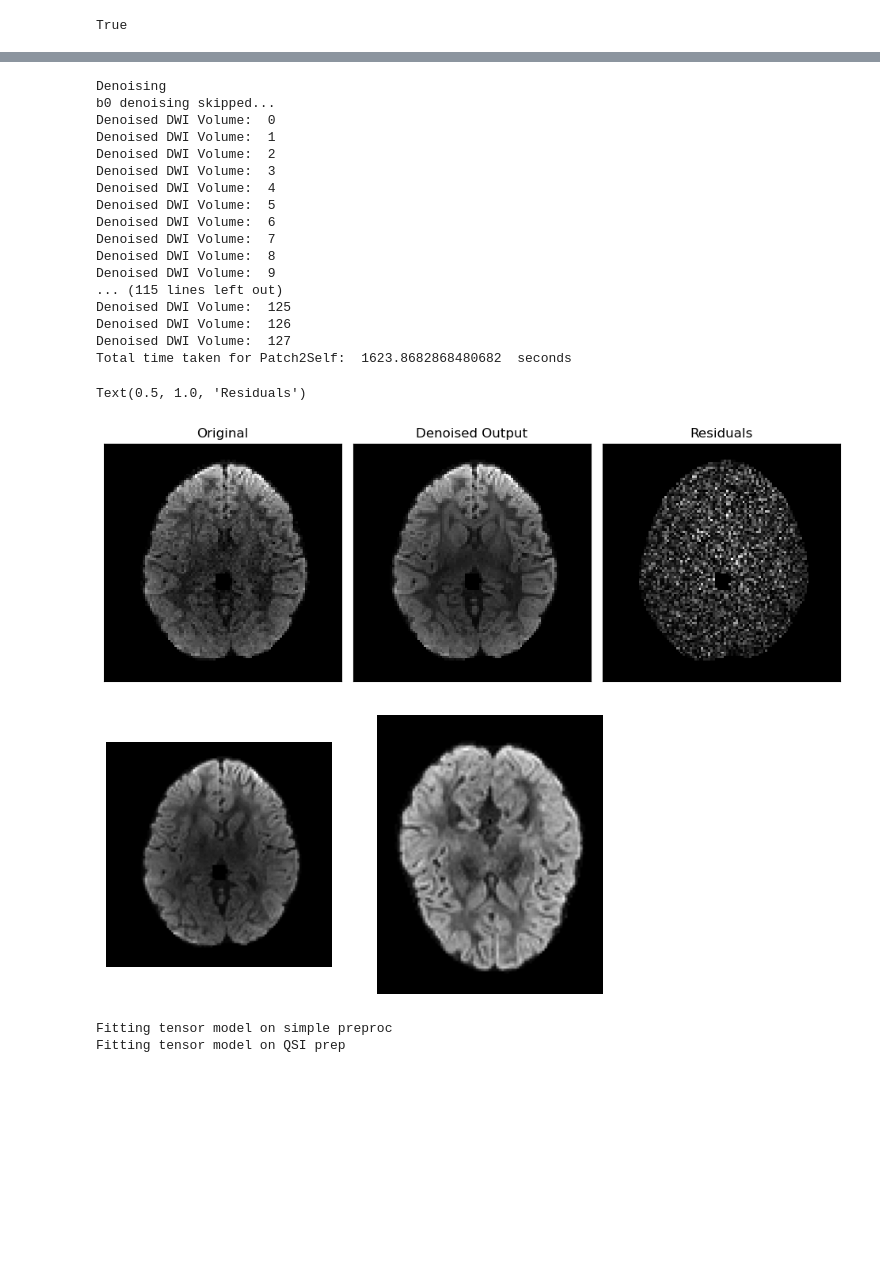
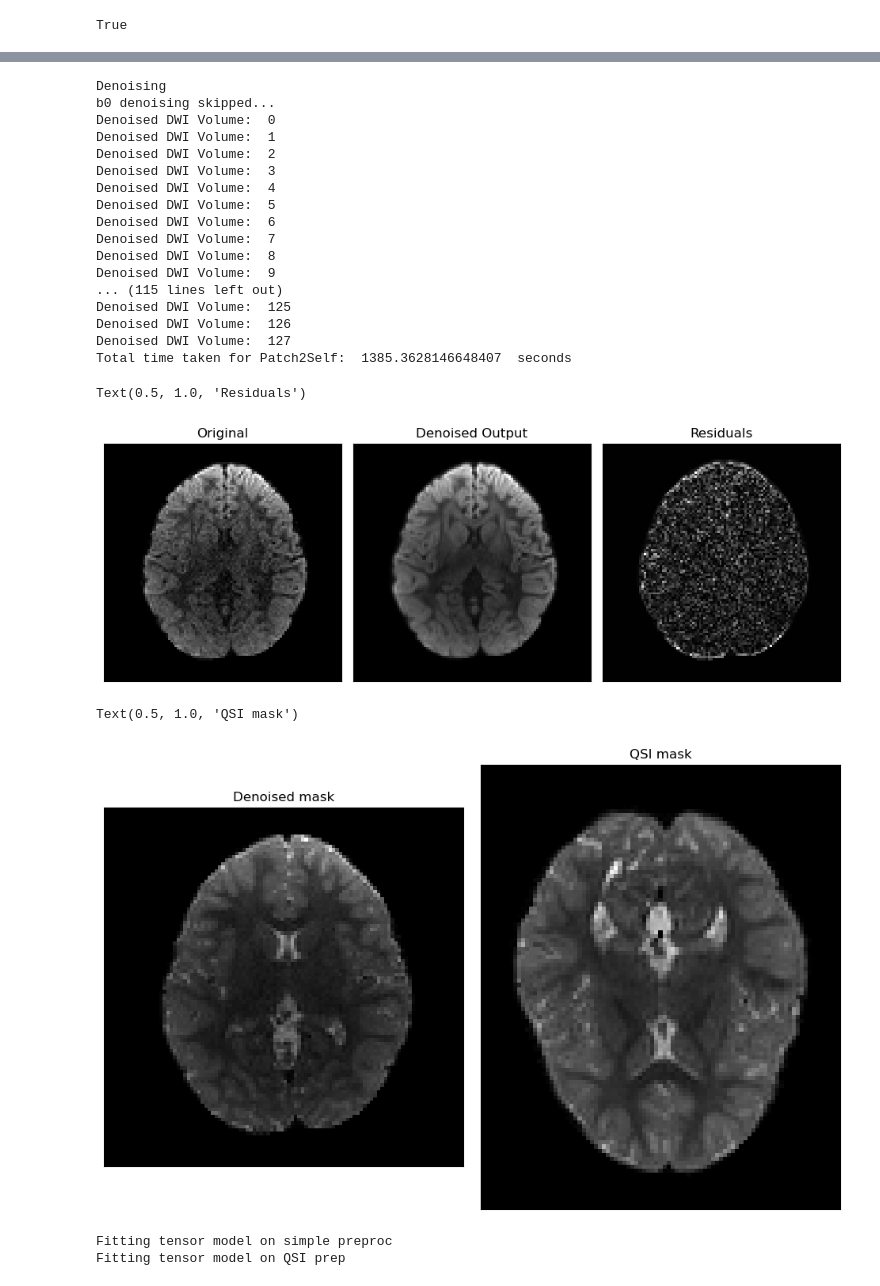
Before and after one commit to NeuroHackademy2024/diffusion-mri, a Jupyter notebook: code/004_recon_test_model_comp.ipynb, the cells around one changed output, grey strips where cells are left out. Drawn from its saved outputs; the diff is of its cells as text; code cells hidden in the pictures; blank space fills up the shorter version.

```diff
--- a/code/004_recon_test_model_comp.ipynb
+++ b/code/004_recon_test_model_comp.ipynb
@@ -199,0 +188,5 @@ plt.show()
+# %%
+# Let's do some motion correction first
+from dipy.align import motion_correction
+print('Performing motion correction')
+dwi_corrected_nii, reg_afines = motion_correction(dwi_data_masked, gtab, dwi_affine)
@@ -199,0 +213,12 @@ plt.show()
+# %%
+# Plot both raw & QSI volumes after clipping mask
+# first get the data from the corrected nii
+dwi_corrected = dwi_corrected_nii.dataobj
+
+#Now plot
+fig1, ax = plt.subplots(1, 2, figsize=(12, 12), subplot_kw={'xticks': [], 'yticks': []})
+fig1.subplots_adjust(hspace=0.3, wspace=0.05)
+ax.flat[0].imshow(dwi_data_masked[:, :, sli, 0].T, cmap='gray', origin='lower')
+ax.flat[0].set_title('Raw mask')
+ax.flat[1].imshow(dwi_data_corrected[:, :, sli, 0].T, cmap='gray', origin='lower')
+ax.flat[1].set_title('Motion corrected')
@@ -200,16 +228,12 @@ plt.show()
 # %%
-# Denoise#
+# Denoise
 from dipy.denoise.patch2self import patch2self
+# Total time taken for Patch2Self is ~22 mins
 print('Denoising')
-dwi_data_den = patch2self(dwi_data_masked, bvals, model='ols', verbose=True,
+dwi_den = patch2self(dwi_corrected, bvals, model='ols', verbose=True,
                           shift_intensity=True,
                           clip_negative_vals=False,
                           b0_threshold=50)
-
-# Now plot before and after to see the denoising
-gra  = 24  # pick out a random volume for a particular gradient direction
-orig = dwi_data_masked[:, :, sli, gra]
-den  = dwi_data_den[:, :, sli, gra]
 # %% [output]
 Denoising
 b0 denoising skipped...
@@ -227,36 +251,41 @@ Denoised DWI Volume:  9
 Denoised DWI Volume:  125
 Denoised DWI Volume:  126
 Denoised DWI Volume:  127
-Total time taken for Patch2Self:  1623.8682868480682  seconds
+Total time taken for Patch2Self:  1385.3628146648407  seconds
 # %%
+# Now plot before and after to see the denoising
 import numpy as np
-# prepare to plot
-fig1, ax = plt.subplots(1, 3, figsize=(12, 12), subplot_kw={'xticks': [], 'yticks': []})
-fig1.subplots_adjust(hspace=0.3, wspace=0.05)
+gra  = 24  # pick out a random volume for a particular gradient direction
+orig = dwi_data_masked[:, :, sli, gra]
+den  = dwi_den[:, :, sli, gra]
 
-# computes the residuals
+fig1, ax = plt.subplots(1, 3, figsize = (12, 12), subplot_kw = {'xticks': [], 'yticks': []})
+fig1.subplots_adjust(hspace = 0.3, wspace = 0.05)
+
+# Compute residuals
 rms_diff = np.sqrt((orig - den) ** 2)
 # plot original, denoised, and residuals
-ax.flat[0].imshow(orig.T, cmap='gray', interpolation='none', origin='lower')
+ax.flat[0].imshow(orig.T, cmap = 'gray', interpolation = 'none', origin = 'lower')
 ax.flat[0].set_title('Original')
-ax.flat[1].imshow(den.T, cmap='gray', interpolation='none', origin='lower')
+ax.flat[1].imshow(den.T, cmap = 'gray', interpolation = 'none', origin = 'lower')
 ax.flat[1].set_title('Denoised Output')
-ax.flat[2].imshow(rms_diff.T, cmap='gray', interpolation='none', origin='lower')
+ax.flat[2].imshow(rms_diff.T, cmap = 'gray', interpolation = 'none', origin = 'lower')
 ax.flat[2].set_title('Residuals')
 # %% [output]
 Text(0.5, 1.0, 'Residuals')
-[figure, old version]
+[figure, new version]
 # %%
 # Now compare Simple vs QSI preproc
+fig1, ax = plt.subplots(1, 2, figsize=(12, 12), subplot_kw={'xticks': [], 'yticks': []})
+fig1.subplots_adjust(hspace=0.3, wspace=0.05)
 
-plt.figure('Simple vs QSI')
-plt.subplot(1, 2, 1).set_axis_off()     # plot volume in the middle
-plt.imshow(dwi_data_den[:, :, sli, 5].T, cmap='gray', origin='lower')            # plot dMRI in axial view, slice 35 of volume 0 (b0)
-plt.subplot(1, 2, 2).set_axis_off()     # plot volume in the right
-plt.imshow(dwi_data_masked_qsi[:, :, sli_qsi, 5].T, cmap='gray', origin='lower') # plot dMRI in axial view, slice 35 of volume 24
-plt.show()
+ax.flat[0].imshow(dwi_den[:, :, sli, 0].T, cmap='gray', origin='lower')
+ax.flat[0].set_title('Denoised mask')
+ax.flat[1].imshow(dwi_data_masked_qsi[:, :, sli_qsi, 0].T, cmap='gray', origin='lower')
+ax.flat[1].set_title('QSI mask')
 # %% [output]
+Text(0.5, 1.0, 'QSI mask')
-[figure, old version]
+[figure, new version]
 # %%
 # Fitting tensor model
 from dipy.io.utils    import nifti1_symmat
```
Also changed, not shown: parts of 18 cells of this notebook.
